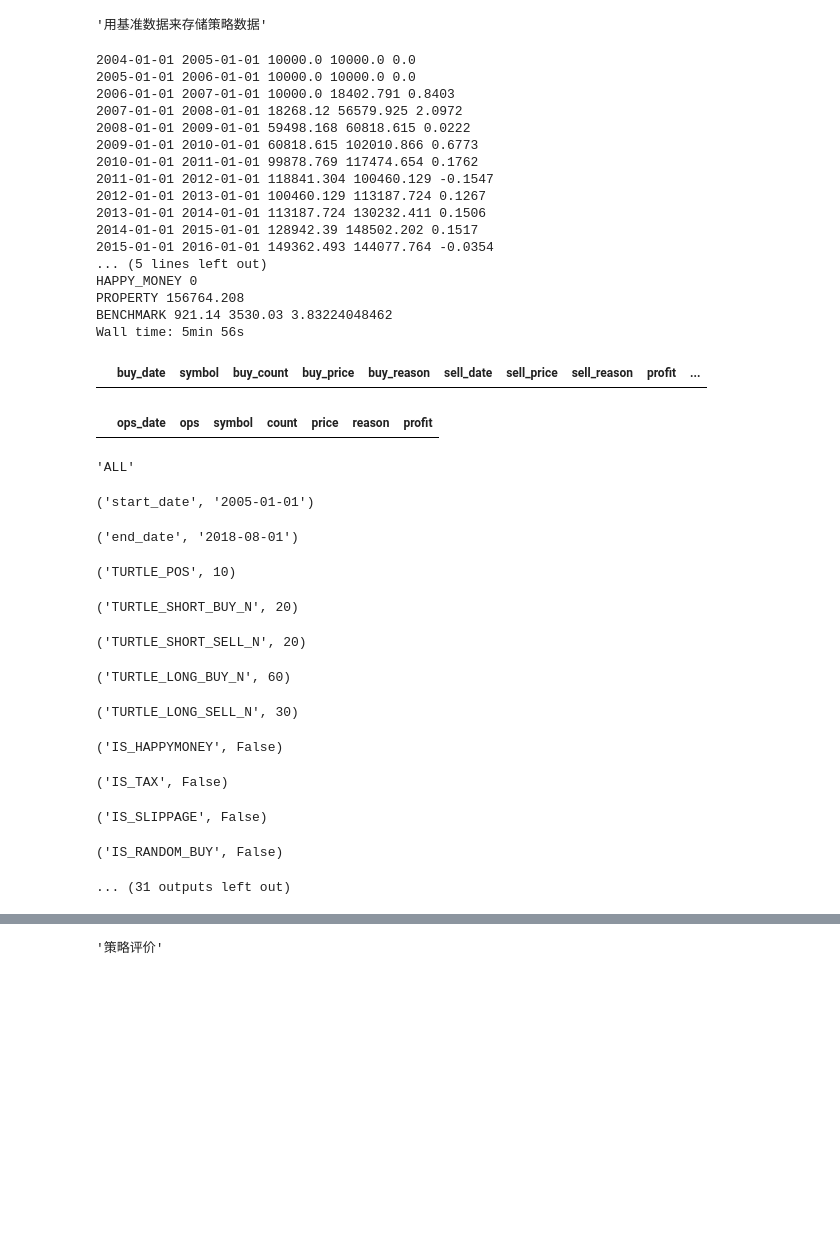
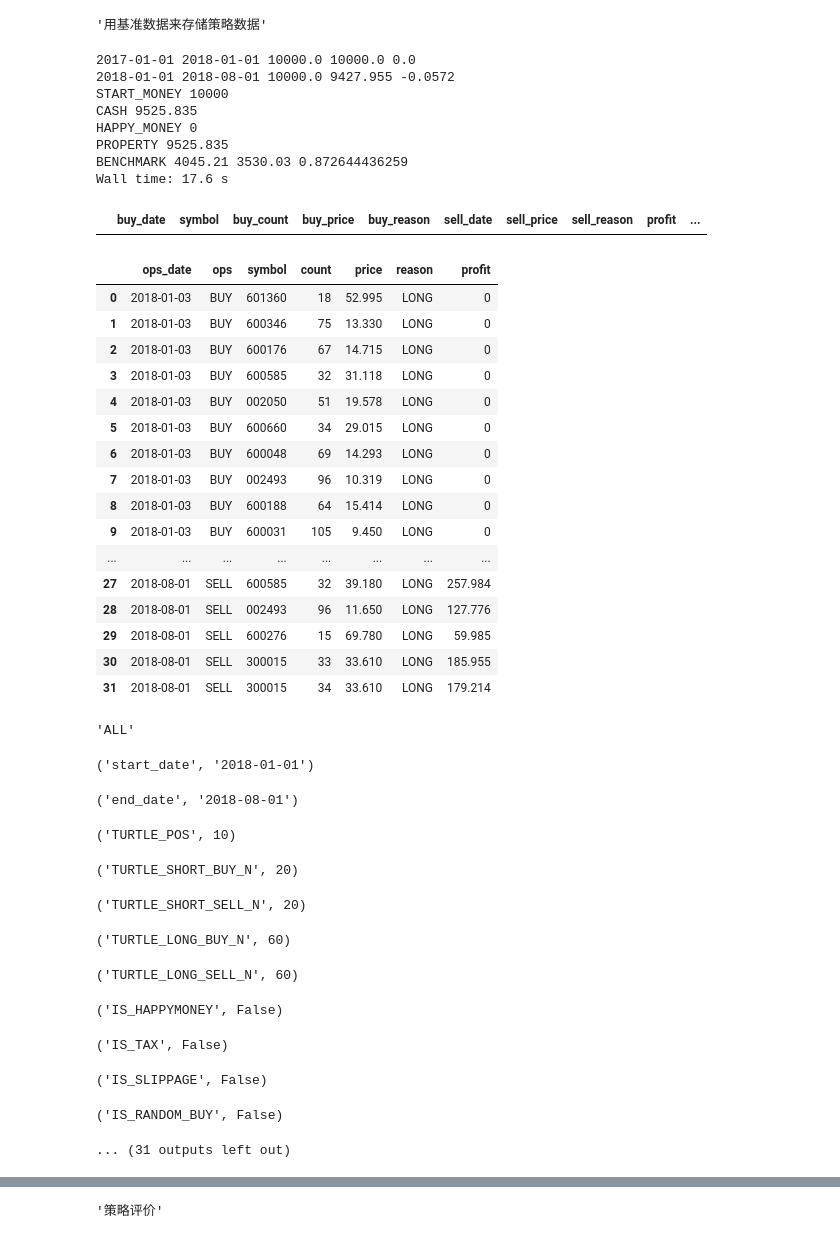
Before and after one commit to dxcv/ML4M, a Jupyter notebook: notebook/turtle_2system_common.ipynb, the cells around one changed output, grey strips where cells are left out. Saved outputs shown, nothing was run; the diff lists cells and outputs as text; code cells hidden in the pictures; blank space fills up the shorter version.

```diff
--- a/notebook/turtle_2system_common.ipynb
+++ b/notebook/turtle_2system_common.ipynb
@@ -106,7 +106,8 @@ start_date = '2005-01-01'
 # start_date = '2015-07-01'
 # start_date = '2016-01-01'
 # start_date = '2017-01-01'
-# start_date = '2018-01-01'
+start_date = '2018-01-01'
+# start_date = '2018-08-01'
 # end_date = '2016-01-01'
 end_date = '2018-08-01'
 
@@ -116,7 +117,7 @@ TURTLE_SHORT_BUY_N = 20
 TURTLE_SHORT_SELL_N = 20
 ### Turtle System Two - Long
 TURTLE_LONG_BUY_N = 60
-TURTLE_LONG_SELL_N = 30
+TURTLE_LONG_SELL_N = 60
 
 ### 业务设置
 IS_HAPPYMONEY = False
@@ -126,6 +127,7 @@ IS_RANDOM_BUY = False
 IS_FILTER = False
 IS_MARKETUP = True
 IS_BUYBENCHMARK = True
+IS_SHOWBUYLIST = True
 START_MONEY = 10000
 HAPPY_MONEY = 0
 PROPERTY = START_MONEY
@@ -494,6 +496,19 @@ for idx in order_df[order_df['sell_price'] == 0].index:
     order_df.loc[idx, 'sell_reason'] = 'EXIT'
     order_df.loc[idx, 'profit'] = \
         (today_market.open - cur_order.buy_price) * cur_order.buy_count
+    ops_df = ops_df.append(
+        {
+            'ops_date': today,
+            'ops': 'SELL',
+            'symbol': symbol,
+            'count': cur_order.buy_count,
+            'price': today_market.open,
+            'reason': cur_order.buy_reason,
+            'profit': (today_market.open - cur_order.buy_price) * cur_order.buy_count,
+        },
+        ignore_index=True
+    )
+
 
 print('START_MONEY', START_MONEY)
 print('CASH', CASH)
@@ -504,37 +519,45 @@ s_p = stock_df_dict[BENCHMARK][start_date:].iloc[0].open
 e_p = stock_df_dict[BENCHMARK][:end_date].iloc[-1].open
 print('BENCHMARK', s_p, e_p, e_p / s_p)
 # %% [output]
-2004-01-01 2005-01-01 10000.0 10000.0 0.0
-2005-01-01 2006-01-01 10000.0 10000.0 0.0
-2006-01-01 2007-01-01 10000.0 18402.791 0.8403
-2007-01-01 2008-01-01 18268.12 56579.925 2.0972
-2008-01-01 2009-01-01 59498.168 60818.615 0.0222
-2009-01-01 2010-01-01 60818.615 102010.866 0.6773
-2010-01-01 2011-01-01 99878.769 117474.654 0.1762
-2011-01-01 2012-01-01 118841.304 100460.129 -0.1547
-2012-01-01 2013-01-01 100460.129 113187.724 0.1267
-2013-01-01 2014-01-01 113187.724 130232.411 0.1506
-2014-01-01 2015-01-01 128942.39 148502.202 0.1517
-2015-01-01 2016-01-01 149362.493 144077.764 -0.0354
-... (5 lines left out)
+2017-01-01 2018-01-01 10000.0 10000.0 0.0
+2018-01-01 2018-08-01 10000.0 9427.955 -0.0572
+START_MONEY 10000
+CASH 9525.835
 HAPPY_MONEY 0
-PROPERTY 156764.208
-BENCHMARK 921.14 3530.03 3.83224048462
-Wall time: 5min 56s
+PROPERTY 9525.835
+BENCHMARK 4045.21 3530.03 0.872644436259
+Wall time: 17.6 s
 # %%
 symbol = BENCHMARK
 # symbol = '600109'
 
 df = order_df.copy()
 df = df.astype(dtype={'cash': 'int', 'profit': 'int'})
 df[df.symbol == symbol]
 
 df = ops_df.copy()
-df[df.symbol == symbol]
+df
+# df[df.symbol == symbol]
 # df[(df.ops_date > pd.to_datetime('2015-01-01').to_period(freq='D')) & (df.ops_date < pd.to_datetime('2016-01-01').to_period(freq='D'))]
 # %% [output]
 |  | buy_date | symbol | buy_count | buy_price | buy_reason | sell_date | sell_price | sell_reason | profit | ... |
 |  | ops_date | ops | symbol | count | price | reason | profit |
+| 0 | 2018-01-03 | BUY | 601360 | 18 | 52.995 | LONG | 0 |
+| 1 | 2018-01-03 | BUY | 600346 | 75 | 13.330 | LONG | 0 |
+| 2 | 2018-01-03 | BUY | 600176 | 67 | 14.715 | LONG | 0 |
+| 3 | 2018-01-03 | BUY | 600585 | 32 | 31.118 | LONG | 0 |
+| 4 | 2018-01-03 | BUY | 002050 | 51 | 19.578 | LONG | 0 |
+| 5 | 2018-01-03 | BUY | 600660 | 34 | 29.015 | LONG | 0 |
+| 6 | 2018-01-03 | BUY | 600048 | 69 | 14.293 | LONG | 0 |
+| 7 | 2018-01-03 | BUY | 002493 | 96 | 10.319 | LONG | 0 |
+| 8 | 2018-01-03 | BUY | 600188 | 64 | 15.414 | LONG | 0 |
+| 9 | 2018-01-03 | BUY | 600031 | 105 | 9.450 | LONG | 0 |
+| ... | ... | ... | ... | ... | ... | ... | ... |
+| 27 | 2018-08-01 | SELL | 600585 | 32 | 39.180 | LONG | 257.984 |
+| 28 | 2018-08-01 | SELL | 002493 | 96 | 11.650 | LONG | 127.776 |
+| 29 | 2018-08-01 | SELL | 600276 | 15 | 69.780 | LONG | 59.985 |
+| 30 | 2018-08-01 | SELL | 300015 | 33 | 33.610 | LONG | 185.955 |
+| 31 | 2018-08-01 | SELL | 300015 | 34 | 33.610 | LONG | 179.214 |
 # %%
 # df = stock_df_dict['600436'].iloc[:].copy()
 # df.columns
@@ -581,6 +604,7 @@ len(order_df[(order_df.buy_reason == 'SHORT') & (order_df.profit > 0)])
 sum(list(order_df[order_df.buy_reason == 'SHORT']['profit']))
 
 df = show_df.dropna(how='any', inplace=False).copy()
+df = df.loc[start_date:end_date]
 algo = df['PROPERTY_TURTLE'].pct_change()
 benchmark = df.open.pct_change()
 
@@ -602,13 +626,13 @@ if emp:
 'MISS_BUY_SIGNAL_SHORT', miss_buy_short
 # %% [output]
 'ALL'
-('start_date', '2005-01-01')
+('start_date', '2018-01-01')
 ('end_date', '2018-08-01')
 ('TURTLE_POS', 10)
 ('TURTLE_SHORT_BUY_N', 20)
 ('TURTLE_SHORT_SELL_N', 20)
 ('TURTLE_LONG_BUY_N', 60)
-('TURTLE_LONG_SELL_N', 30)
+('TURTLE_LONG_SELL_N', 60)
 ('IS_HAPPYMONEY', False)
 ('IS_TAX', False)
 ('IS_SLIPPAGE', False)
```
Also changed, not shown: parts of 5 cells of this notebook, 1 other file.
